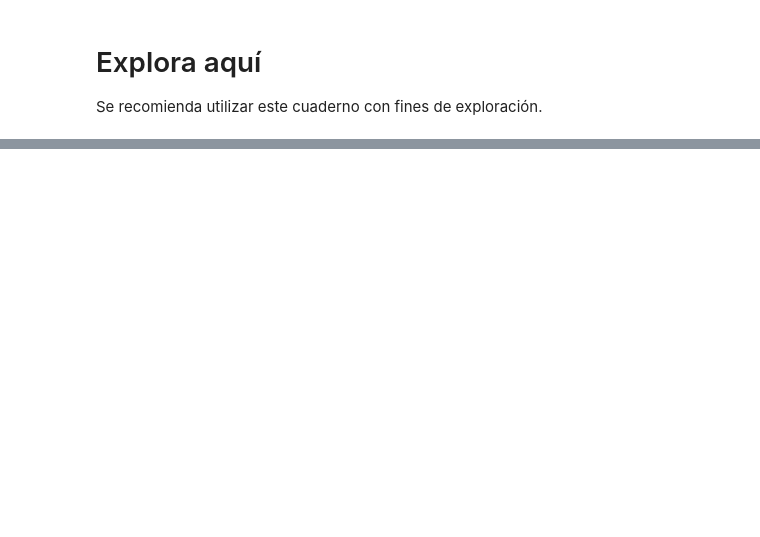
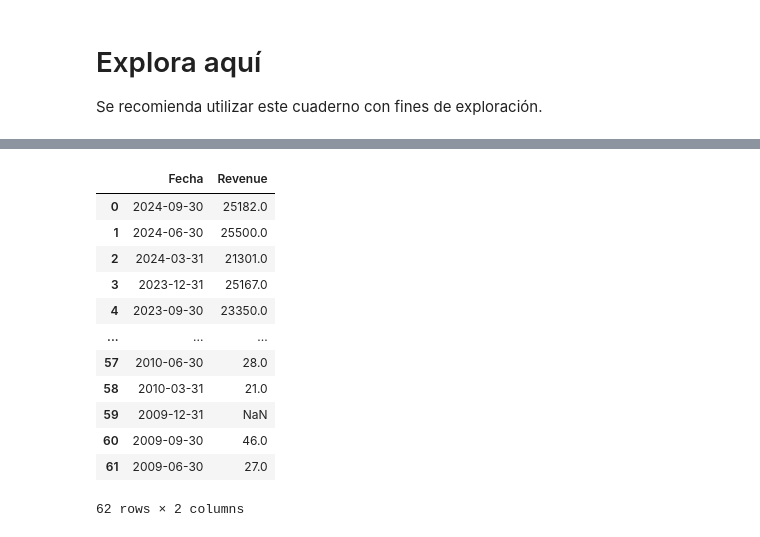
Before and after one commit to sopasoup/Web-scrapping-revenue-TESLA, a Jupyter notebook: src/explore.es.ipynb, the cells around one changed output, grey strips where cells are left out. Saved outputs shown, nothing was run; the diff lists cells and outputs as text; code cells hidden in the pictures; blank space fills up the shorter version.

```diff
--- a/src/explore.es.ipynb
+++ b/src/explore.es.ipynb
@@ -25,0 +153,16 @@ html_content
+# %%
+df_tesla
+# %% [output]
+|  | Fecha | Revenue |
+| 0 | 2024-09-30 | 25182.0 |
+| 1 | 2024-06-30 | 25500.0 |
+| 2 | 2024-03-31 | 21301.0 |
+| 3 | 2023-12-31 | 25167.0 |
+| 4 | 2023-09-30 | 23350.0 |
+| ... | ... | ... |
+| 57 | 2010-06-30 | 28.0 |
+| 58 | 2010-03-31 | 21.0 |
+| 59 | 2009-12-31 | NaN |
+| 60 | 2009-09-30 | 46.0 |
+| 61 | 2009-06-30 | 27.0 |
+62 rows × 2 columns
```
Also changed, not shown: parts of 19 cells of this notebook, 2 other files.
